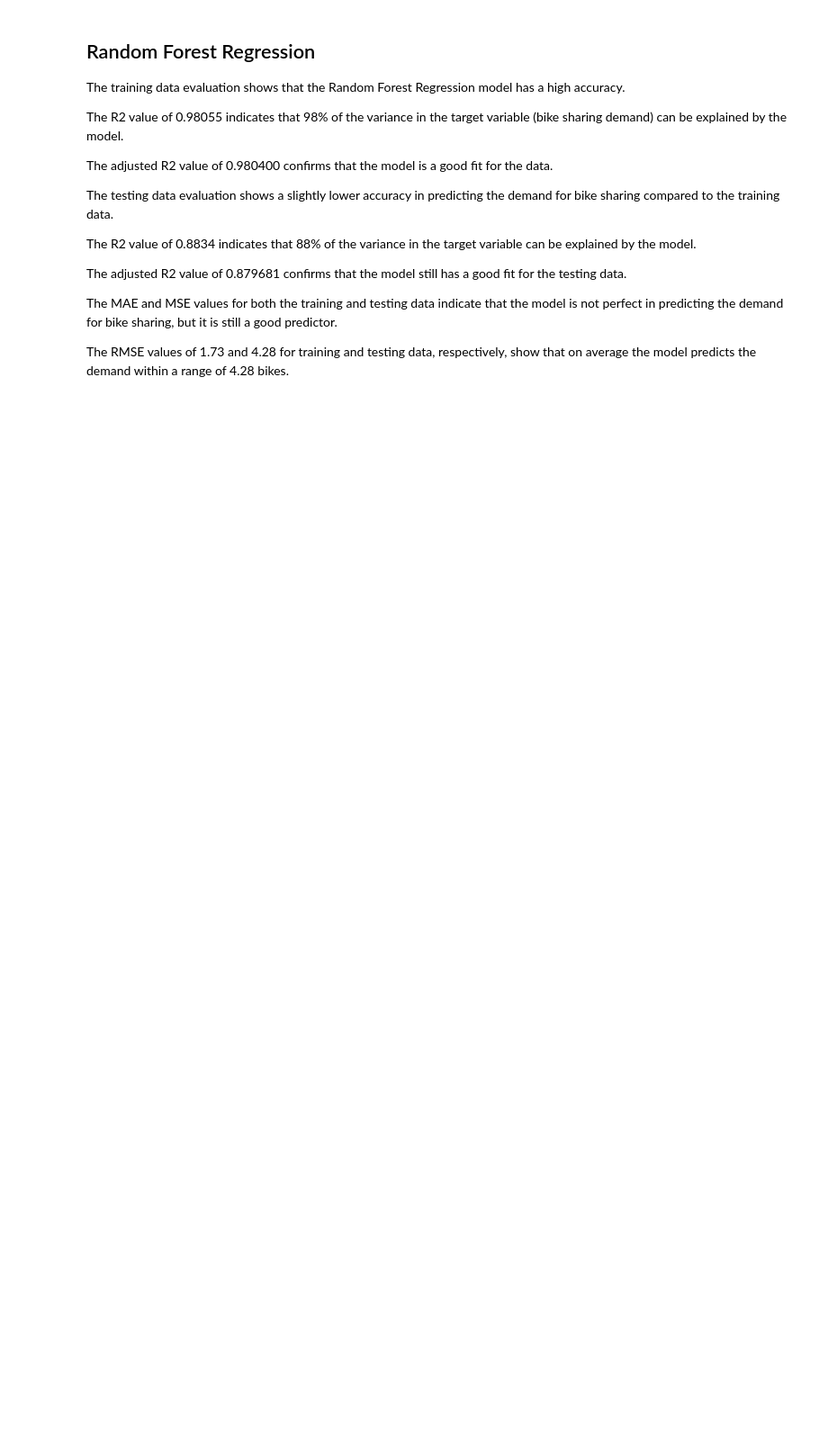
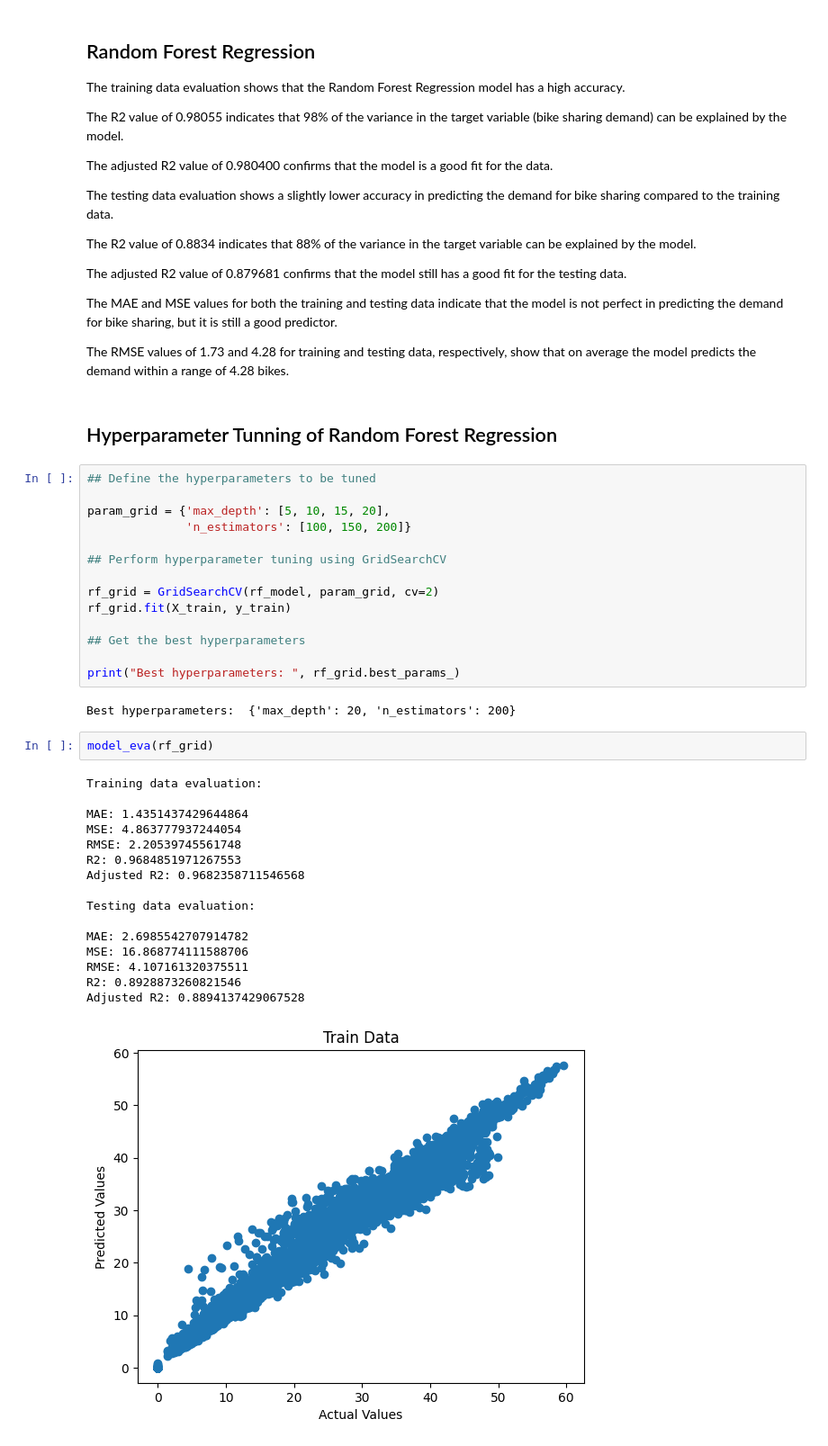
Before and after one commit to rajkumarshedage/Bike-Sharing-Demand-Prediction, a Jupyter notebook: Bike_Sharing_Demand_Prediction.ipynb, the cells around one changed output. Shown at 90% size. Saved outputs shown, nothing was run; the diff lists cells and outputs as text; blank space fills up the shorter version.

```diff
--- a/Bike_Sharing_Demand_Prediction.ipynb
+++ b/Bike_Sharing_Demand_Prediction.ipynb
@@ -1503,3 +1503,40 @@ The adjusted R2 value of 0.879681 confirms that the model still has a good fit f
 The MAE and MSE values for both the training and testing data indicate that the model is not perfect in predicting the demand for bike sharing, but it is still a good predictor.
 
 The RMSE values of 1.73 and 4.28 for training and testing data, respectively, show that on average the model predicts the demand within a range of 4.28 bikes.
+# %% [markdown]
+## Hyperparameter Tunning of Random Forest Regression
+# %%
+## Define the hyperparameters to be tuned
+
+param_grid = {'max_depth': [5, 10, 15, 20],
+              'n_estimators': [100, 150, 200]}
+
+## Perform hyperparameter tuning using GridSearchCV
+
+rf_grid = GridSearchCV(rf_model, param_grid, cv=2)
+rf_grid.fit(X_train, y_train)
+
+## Get the best hyperparameters
+
+print("Best hyperparameters: ", rf_grid.best_params_)
+# %% [output]
+Best hyperparameters:  {'max_depth': 20, 'n_estimators': 200}
+# %%
+model_eva(rf_grid)
+# %% [output]
+Training data evaluation:
+
+MAE: 1.4351437429644864
+MSE: 4.863777937244054
+RMSE: 2.20539745561748
+R2: 0.9684851971267553
+Adjusted R2: 0.9682358711546568
+
+Testing data evaluation:
+
+MAE: 2.6985542707914782
+MSE: 16.868774111588706
+RMSE: 4.107161320375511
+R2: 0.8928873260821546
+Adjusted R2: 0.8894137429067528
+[figure, added]
```
Also changed, not shown: parts of 8 cells of this notebook.
